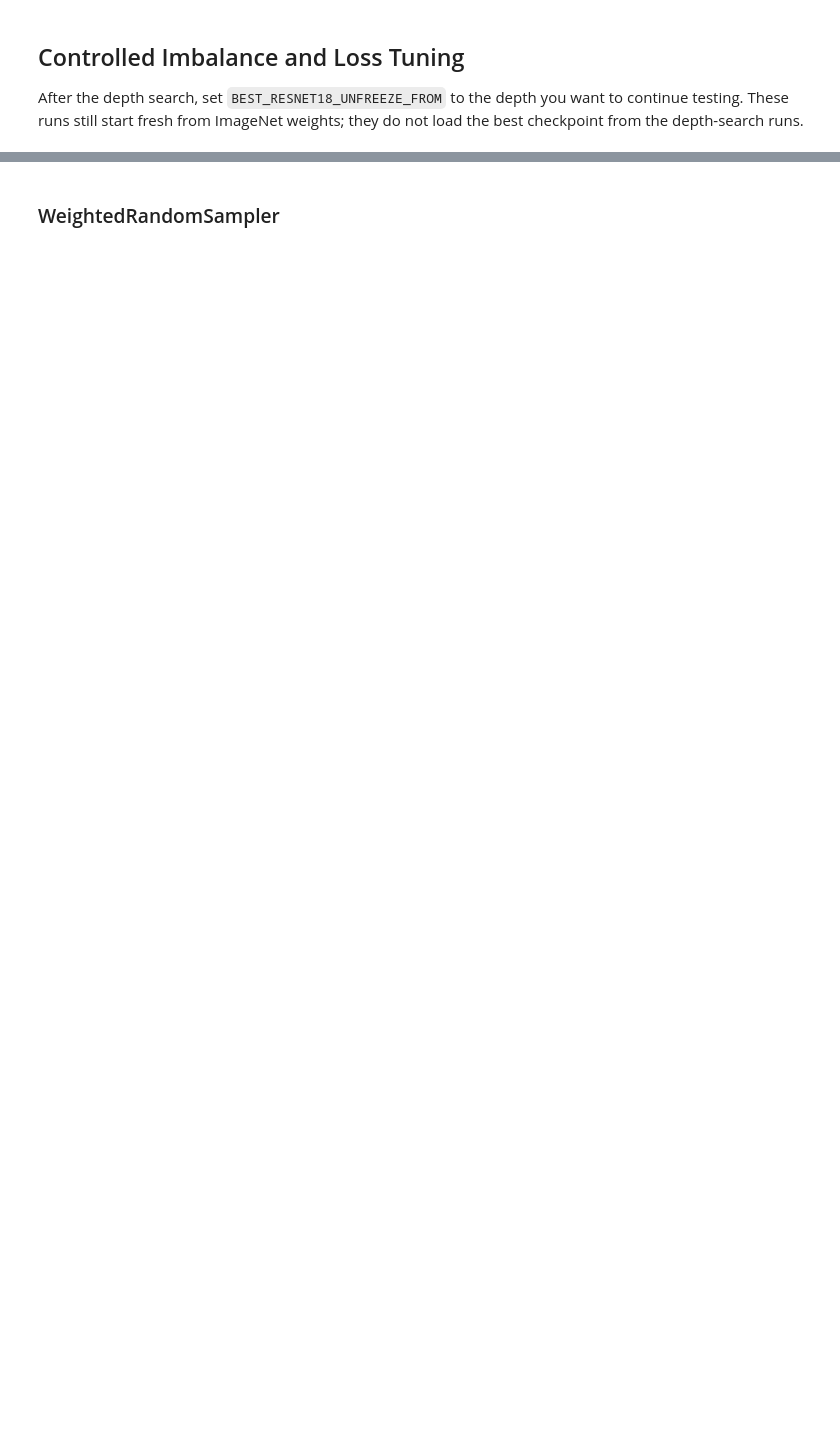
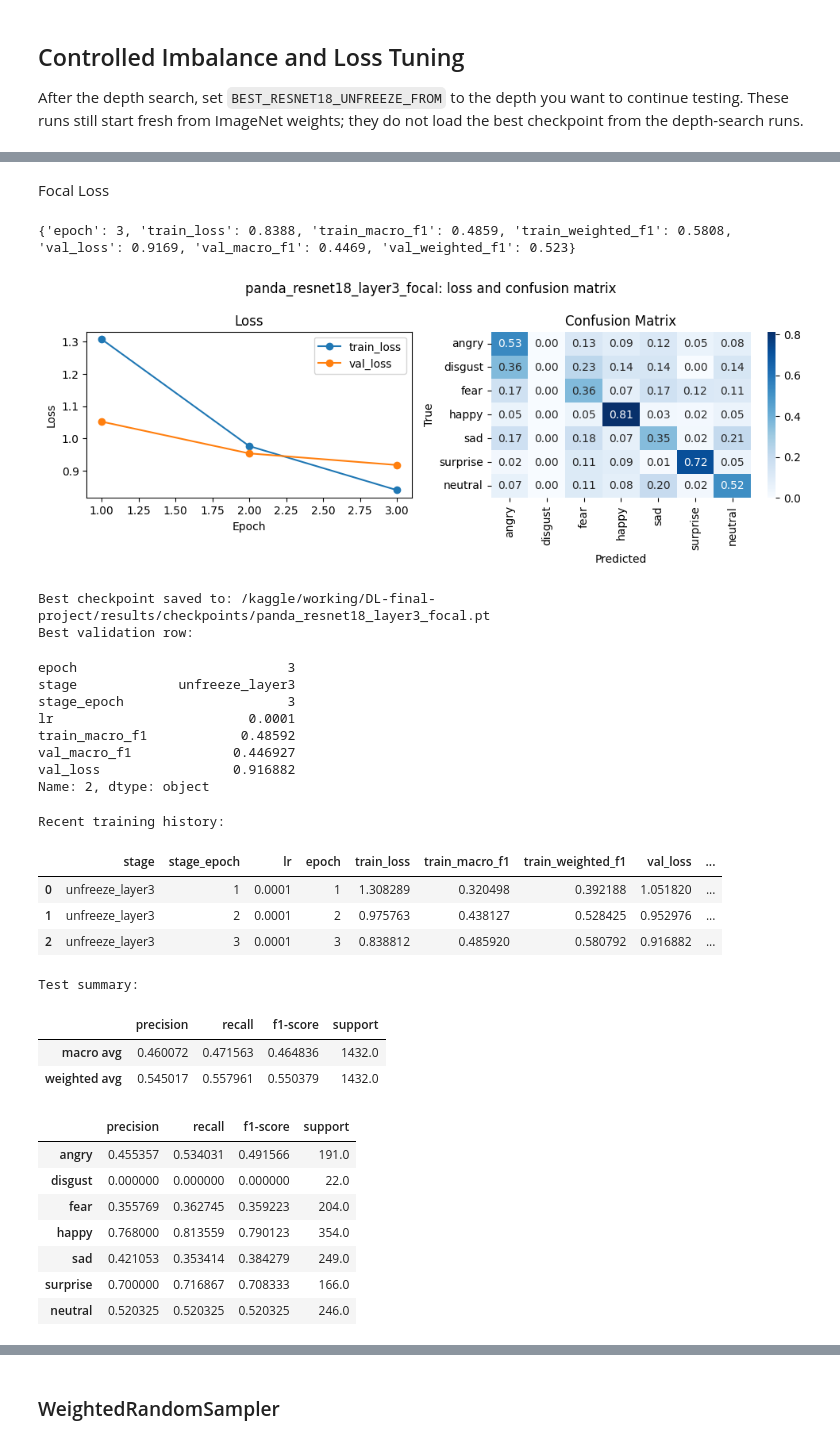
Before and after one commit to zsykk/DL-final-project, a Jupyter notebook: notebooks/03_resnet18_experiments.ipynb, the cells around one changed output, grey strips where cells are left out. Saved outputs shown, nothing was run; the diff lists cells and outputs as text; code cells hidden in the pictures; blank space fills up the shorter version.

```diff
--- a/notebooks/03_resnet18_experiments.ipynb
+++ b/notebooks/03_resnet18_experiments.ipynb
@@ -340,0 +484,44 @@ BEST_RESNET18_UNFREEZE_FROM = 'layer4'
+# %% [markdown]
+Focal Loss
+# %%
+history_resnet_focal_panda, report_resnet_focal_panda, confusions_resnet_focal_panda = run_resnet18_fresh_experiment(
+    name=f'panda_resnet18_{BEST_RESNET18_UNFREEZE_FROM}_focal',
+    unfreeze_from=BEST_RESNET18_UNFREEZE_FROM,
+    epochs=PANDA_EPOCHS,
+    batch_size=PANDA_BATCH_SIZE,
+    subset_fraction=PANDA_SUBSET_FRACTION,
+    use_class_weights=False,
+    weighted_sampler=False,
+    loss_name='focal',
+    focal_gamma=1.0,
+)
+# %% [output]
+{'epoch': 3, 'train_loss': 0.8388, 'train_macro_f1': 0.4859, 'train_weighted_f1': 0.5808, 'val_loss': 0.9169, 'val_macro_f1': 0.4469, 'val_weighted_f1': 0.523}
+[figure, added]
+Best checkpoint saved to: /kaggle/working/DL-final-project/results/checkpoints/panda_resnet18_layer3_focal.pt
+Best validation row:
+epoch                           3
+stage             unfreeze_layer3
+stage_epoch                     3
+lr                         0.0001
+train_macro_f1            0.48592
+val_macro_f1             0.446927
+val_loss                 0.916882
+Name: 2, dtype: object
+Recent training history:
+|  | stage | stage_epoch | lr | epoch | train_loss | train_macro_f1 | train_weighted_f1 | val_loss | ... |
+| 0 | unfreeze_layer3 | 1 | 0.0001 | 1 | 1.308289 | 0.320498 | 0.392188 | 1.051820 | ... |
+| 1 | unfreeze_layer3 | 2 | 0.0001 | 2 | 0.975763 | 0.438127 | 0.528425 | 0.952976 | ... |
+| 2 | unfreeze_layer3 | 3 | 0.0001 | 3 | 0.838812 | 0.485920 | 0.580792 | 0.916882 | ... |
+Test summary:
+|  | precision | recall | f1-score | support |
+| macro avg | 0.460072 | 0.471563 | 0.464836 | 1432.0 |
+| weighted avg | 0.545017 | 0.557961 | 0.550379 | 1432.0 |
+|  | precision | recall | f1-score | support |
+| angry | 0.455357 | 0.534031 | 0.491566 | 191.0 |
+| disgust | 0.000000 | 0.000000 | 0.000000 | 22.0 |
+| fear | 0.355769 | 0.362745 | 0.359223 | 204.0 |
+| happy | 0.768000 | 0.813559 | 0.790123 | 354.0 |
+| sad | 0.421053 | 0.353414 | 0.384279 | 249.0 |
+| surprise | 0.700000 | 0.716867 | 0.708333 | 166.0 |
+| neutral | 0.520325 | 0.520325 | 0.520325 | 246.0 |
```
Also changed, not shown: parts of 37 cells of this notebook.
